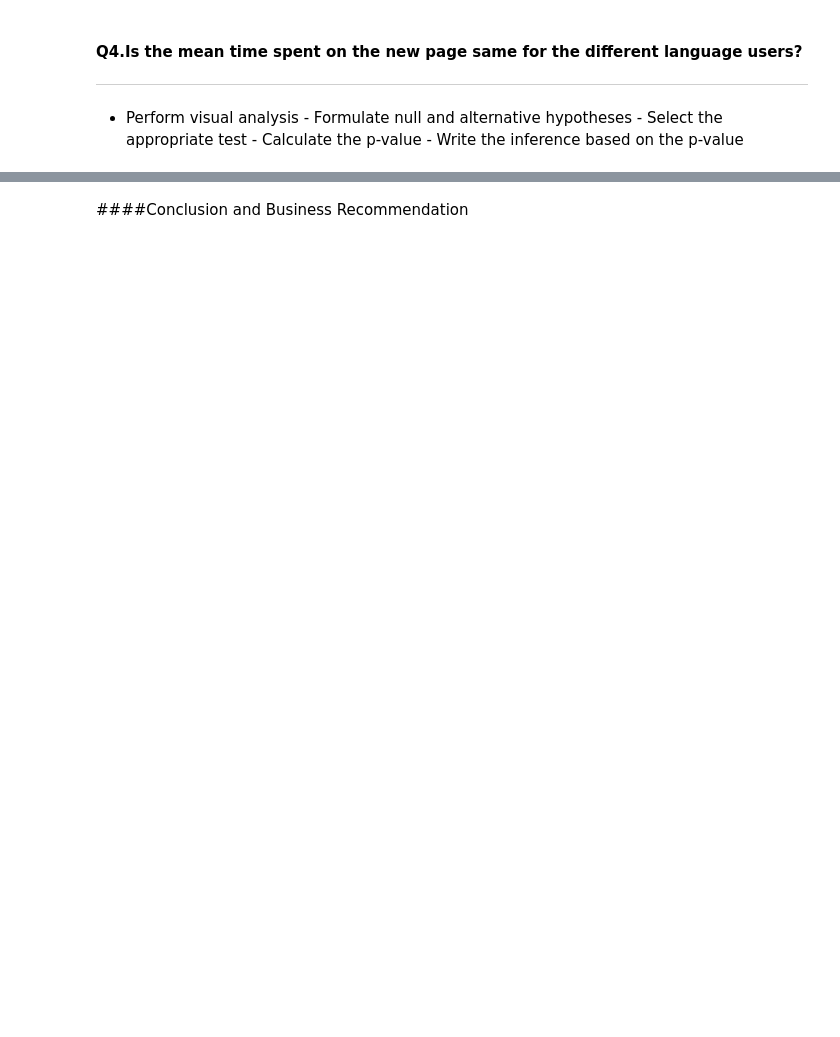
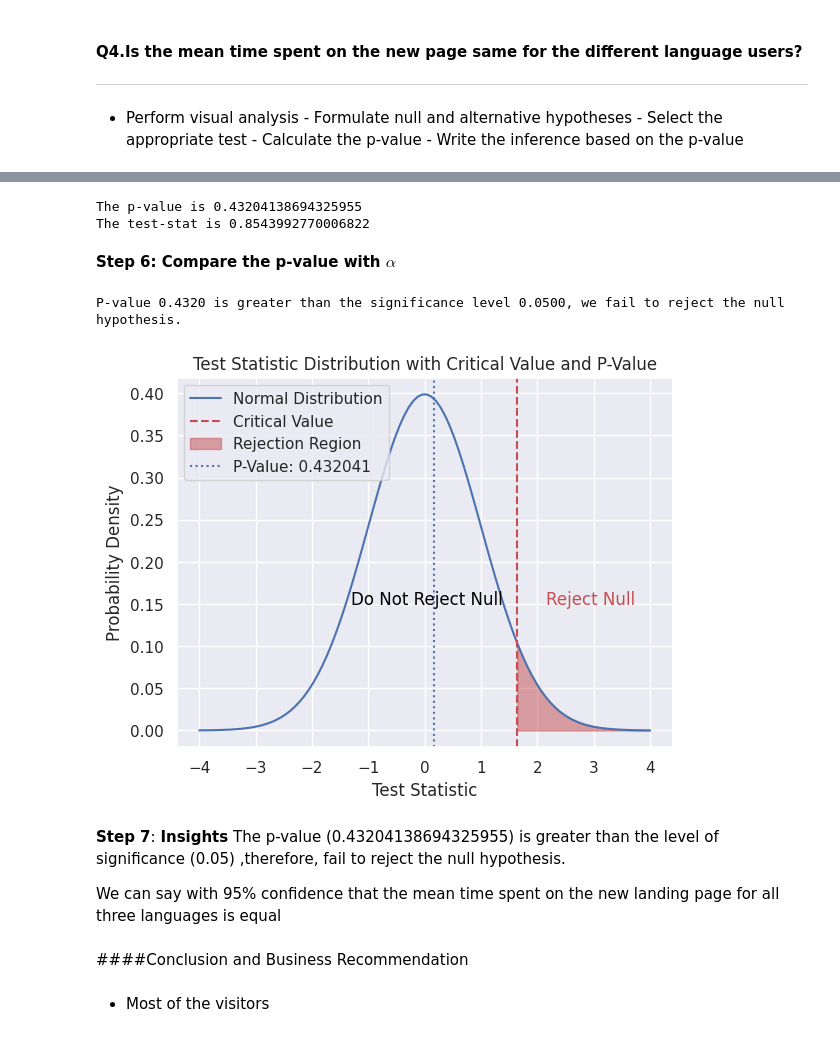
Before and after one commit to Rajesh2015/E-news-Express-Project, a Jupyter notebook: E-news Express Project Solution.ipynb, the cells around one changed output, grey strips where cells are left out. Drawn from its saved outputs; the diff is of its cells as text; code cells hidden in the pictures; blank space fills up the shorter version.

```diff
--- a/E-news Express Project Solution.ipynb
+++ b/E-news Express Project Solution.ipynb
@@ -1154,2 +1294,38 @@ plt.show()  # Display the plot
+# %%
+#import the required function
+from scipy.stats import f_oneway
+
+# Perform one-way ANOVA test
+test_stat_4, p_value_4 = f_oneway(
+    new_landing_df[new_landing_df['language_preferred'] == 'Spanish']['time_spent_on_the_page'],
+    new_landing_df[new_landing_df['language_preferred'] == 'English']['time_spent_on_the_page'],
+    new_landing_df[new_landing_df['language_preferred'] == 'French']['time_spent_on_the_page']
+)
+
+print('The p-value is ' + str(p_value_4))
+print('The test-stat is ' + str(test_stat_4))
+# %% [output]
+The p-value is 0.43204138694325955
+The test-stat is 0.8543992770006822
+# %% [markdown]
+**Step 6: Compare the p-value with $\alpha$**
+# %%
+check_and_print_inference(p_value_4)
+# %% [output]
+P-value 0.4320 is greater than the significance level 0.0500, we fail to reject the null hypothesis.
+# %%
+# Plotting P value and rejection critical region
+plt = plot_test_statistic_distribution(alpha=0.05, p_value=np.round(p_value_4,6))
+plt.show()  # Display the plot
+# %% [output]
+[figure, added]
+# %% [markdown]
+**Step 7**:
+**Insights**
+The p-value (0.43204138694325955) is greater than the level of significance (0.05) ,therefore, fail to reject the null hypothesis.
+
+We can say with 95% confidence that the mean time spent on the new landing page for all three languages is equal
 # %% [markdown]
 ####Conclusion and Business Recommendation
+# %% [markdown]
+- Most of the visitors
```
Also changed, not shown: parts of 18 cells of this notebook.
